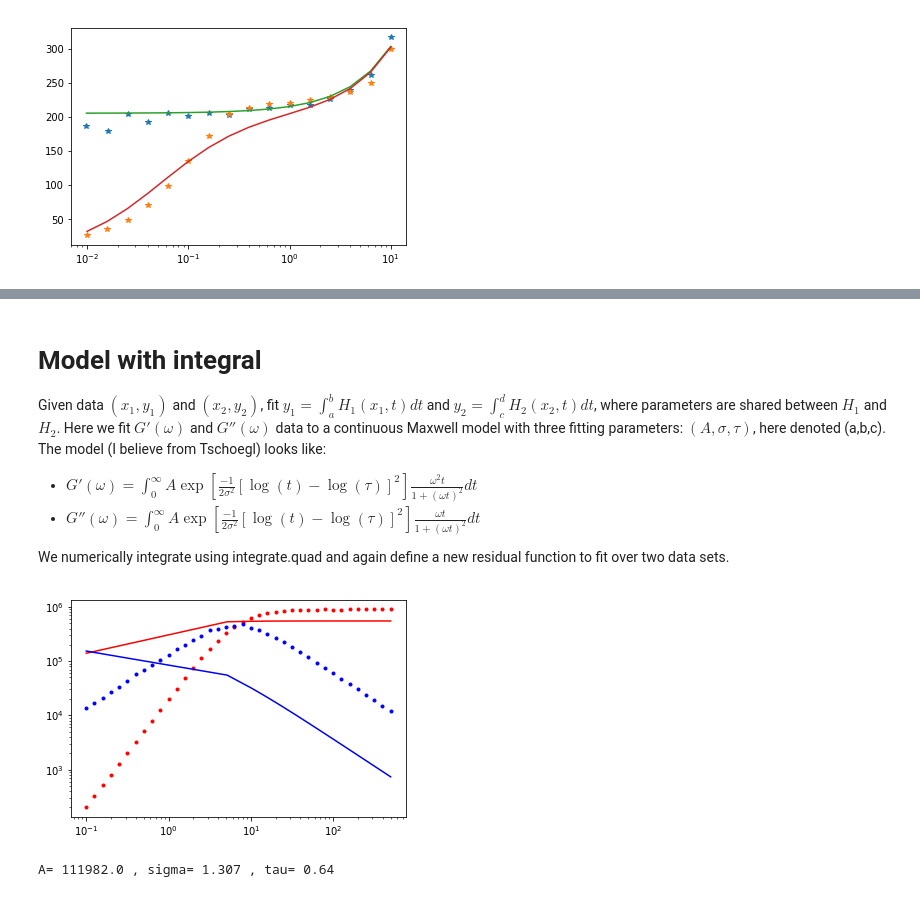
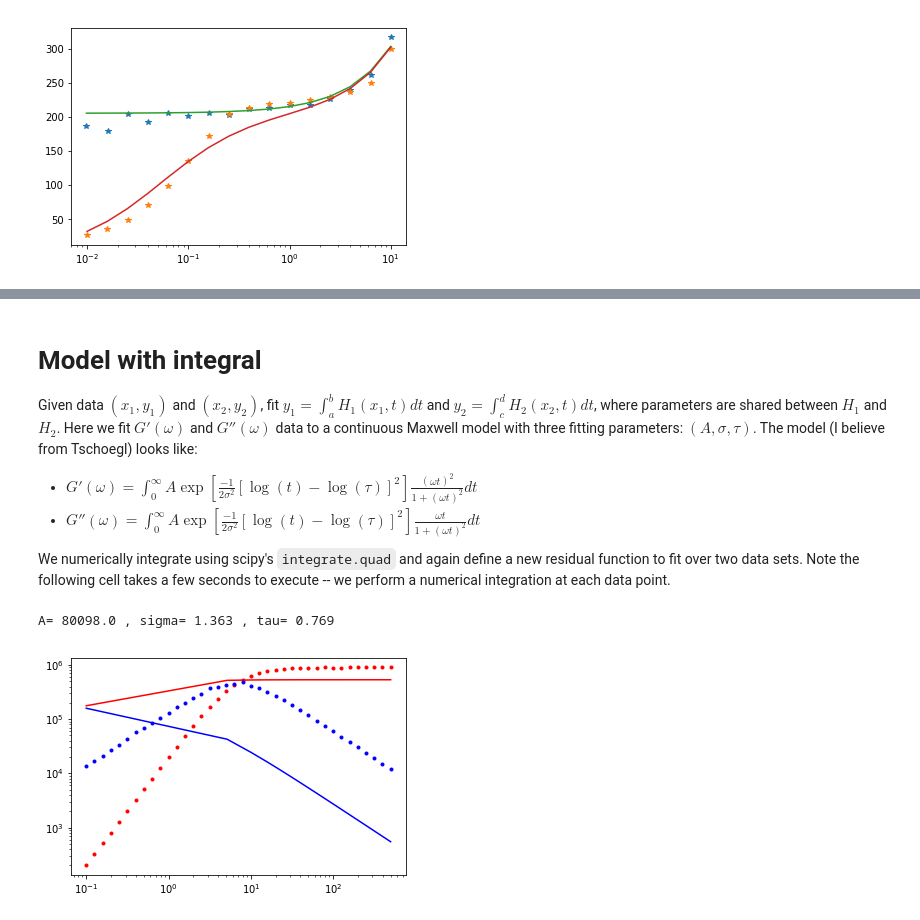
Before and after one commit to jeremy-koch/jupyters, a Jupyter notebook: CurveFitting.ipynb, the cells around one changed output, grey strips where cells are left out. Cells and saved outputs as stored; diff of their text form; code cells hidden in the pictures.

````diff
--- a/CurveFitting.ipynb
+++ b/CurveFitting.ipynb
@@ -203,15 +211,17 @@ par,popt=curve_fit(lambda t,R_s: g(t,x0,R_s,W[n]),t_data[idx:]-t_data[idx],x_dat
 # Model with integral
 
 Given data $(x_1,y_1)$ and $(x_2,y_2)$, fit $y_1=\int_{a}^{b}H_1(x_1,t)dt$ and $y_2=\int_{c}^{d}H_2(x_2,t)dt$, where parameters are shared between $H_1$ and $H_2$. Here we fit $G'(\omega)$ and $G''(\omega)$ data to a continuous Maxwell model with
-three fitting parameters: $(A,\sigma,\tau)$, here denoted (a,b,c). The model (I believe from Tschoegl) looks like:
+three fitting parameters: $(A,\sigma,\tau)$. The model (I believe from Tschoegl) looks like:
 
-* $G'(\omega) = \int_{0}^{\infty} A\exp\left[\frac{-1}{2\sigma^2}\left[\log(t)-\log(\tau)\right]^2\right]\frac{\omega^2t}{1+(\omega t)^2} dt$
+* $G'(\omega) = \int_{0}^{\infty} A\exp\left[\frac{-1}{2\sigma^2}\left[\log(t)-\log(\tau)\right]^2\right]\frac{(\omega t)^2}{1+(\omega t)^2} dt$
 * $G''(\omega) = \int_{0}^{\infty} A\exp\left[\frac{-1}{2 \sigma^2}\left[\log(t)-\log(\tau)\right]^2\right]\frac{\omega t}{1+(\omega t)^2} dt$
 
-We numerically integrate using integrate.quad and again define a new residual function to fit over two data sets.
+We numerically integrate using scipy's ```integrate.quad``` and again define a new residual function to fit over two data sets. Note the following cell takes a few seconds to execute -- we perform a numerical integration at each data point.
 # %%
-from scipy import integrate
-from scipy.optimize import least_squares
+# import numpy as np
+# from scipy.integrate import quad
+# from scipy.optimize import least_squares
+# import matplotlib.pyplot as plt
 
 # some data: oscillation frequency, G', and G''
 x=np.array([0.1,0.12589,0.15849,0.19953,0.25119,0.31623,0.39811,0.50119,0.63096,0.79433,1,1.25892,1.5849,1.99526,2.51189,3.16229,3.98105,5.01186,6.30957,7.94327,10.0001,12.5892,15.849,19.9526,25.1188,31.623,39.8105,50.119,63.0957,79.4327,100,125.892,158.488,199.525,251.188,316.226,398.105,499.995])
@@ -222,7 +232,7 @@ y2=np.array([13496.96318,16989.09192,21084.06417,26912.44251,33862.57634,42595.2
 f_int1 = np.zeros(len(x))
 f_int2 = np.zeros(len(x))
 
-def H1(t,x,a,b,c): # integrand1, for dummy variable t, x, and three parameters A, sigma, tau
+def H1(t,x,a,b,c): # integrand1, for dummy variable t, x, and three parameters a,b,c
     return a*np.exp(-1/(2*b**2)*(np.log(t)-np.log(c))**2)*x**2*t**2/(1+(x*t)**2)
 
 def H2(t,x,a,b,c): # integrand2
@@ -230,86 +240,64 @@ def H2(t,x,a,b,c): # integrand2
 
 def F1(x,a,b,c): # integral1
     for i in np.arange(len(x)):
-        f_int1[i] = (integrate.quad(H1,0.,np.inf,args=(x[i],a,b,c)))[0]
-        # integrate.quad returns two things: the value, and the error tolerance.
-        # [0] takes the first of those.
+        f_int1[i], _ = quad(H1,0.,np.inf,args=(x[i],a,b,c))
     return f_int1
 
 def F2(x,a,b,c): # integral2
     for i in np.arange(len(x)):
-        f_int2[i] = (integrate.quad(H2,0.,np.inf,args=(x[i],a,b,c)))[0]
+        f_int2[i], _ = quad(H2,0.,np.inf,args=(x[i],a,b,c))
     return f_int2
-    # Running through for loops is very slow, but integrate.quad does
+    # Running through for loops is very slow, but quad does
     # not accept vector arguments. The data set is hopefully small
     # so that not too much time is wasted in F1 and F2.
 
 def res_two_fxns(pars,x_data,y1_data,y2_data):
-    # pars are the parameters that are to be optimized.
-    # This function calculates residuals.
     a=pars[0]
     b=pars[1]
     c=pars[2]
     diff1=y1_data-F1(x_data,a,b,c)
     diff2=y2_data-F2(x_data,a,b,c)
     return np.append(diff1,diff2)
-    # An array of differences between fit and data at each data point.
-    # This is the residuals function that the least squares routine is
-    # trying to minimize.
 
 
 # initial guess for parameters
-par_init=np.array([100000.,.2,10.]) # [a,b,c]
+par_init=np.array([80000.,.2,1.]) # [a,b,c]
 
 result=least_squares(res_two_fxns,par_init,args=(x,y1,y2),bounds=(0, np.inf))
 
 # best fits
 a_fit=result.x[0]
 b_fit=result.x[1]
 c_fit=result.x[2]
 
 
 #####################
 # plot fit equations
 def F_fit1(x,a,b,c): # integral1
     f_int_fit1 = np.zeros(len(x))
     for i in np.arange(len(x)):
-        f_int_fit1[i] = (integrate.quad(H1,0.,np.inf,args=(x[i],a,b,c)))[0]
+        f_int_fit1[i] = (quad(H1,0.,np.inf,args=(x[i],a,b,c)))[0]
     return f_int_fit1
 
 def F_fit2(x,a,b,c): # integral2
     f_int_fit2 = np.zeros(len(x))
     for i in np.arange(len(x)):
-        f_int_fit2[i] = (integrate.quad(H2,0.,np.inf,args=(x[i],a,b,c)))[0]
+        f_int_fit2[i] = (quad(H2,0.,np.inf,args=(x[i],a,b,c)))[0]
     return f_int_fit2
-# Copied from the above F1,F2,functions verbatim. The array size of the
-# fit is larger than the array size of the data, so in order to avoid
-# reallocating space for every iteration and for the final fit, I
-# defined another instance of these functions. There might be a better
-# way to do this.
+# Copied from the above F1,F2,functions.
+# There might be a better way to do this.
 
 x_fit=np.linspace(min(x), max(x),100)
 
 y1_fit=np.zeros(len(x_fit))
 y2_fit=np.zeros(len(x_fit))
 y1_fit=F_fit1(x_fit,a_fit,b_fit,c_fit)
 y2_fit=F_fit2(x_fit,a_fit,b_fit,c_fit)
 
-
-# fig=plt.figure()
-# ax1=fig.add_subplot(211)
-# ax1.loglog(x,y1,'.',x_fit,y1_fit,'-')
-# ax2=fig.add_subplot(212)
-# ax2.loglog(x,y2,'.',x_fit,y2_fit,'-')
-# plt.show()
-
+print("A=",a_fit.round(decimals=0),", sigma=",b_fit.round(decimals=3),", tau=",c_fit.round(decimals=3))
 plt.loglog(x,y1,'r.',x_fit,y1_fit,'r-')
 plt.loglog(x,y2,'b.',x_fit,y2_fit,'b-')
 plt.show()
-
-
-
-
-print("A=",a_fit.round(decimals=0),", sigma=",b_fit.round(decimals=3),", tau=",c_fit.round(decimals=3))
 # %% [output]
+A= 80098.0 , sigma= 1.363 , tau= 0.769
-[figure, old version]
+[figure, new version]
-A= 111982.0 , sigma= 1.307 , tau= 0.64
````
Also changed, not shown: parts of 17 cells of this notebook.
